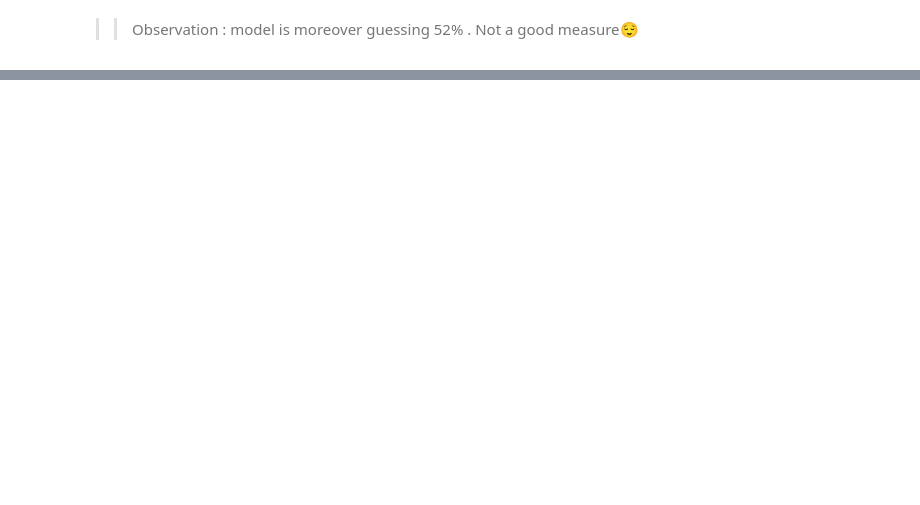
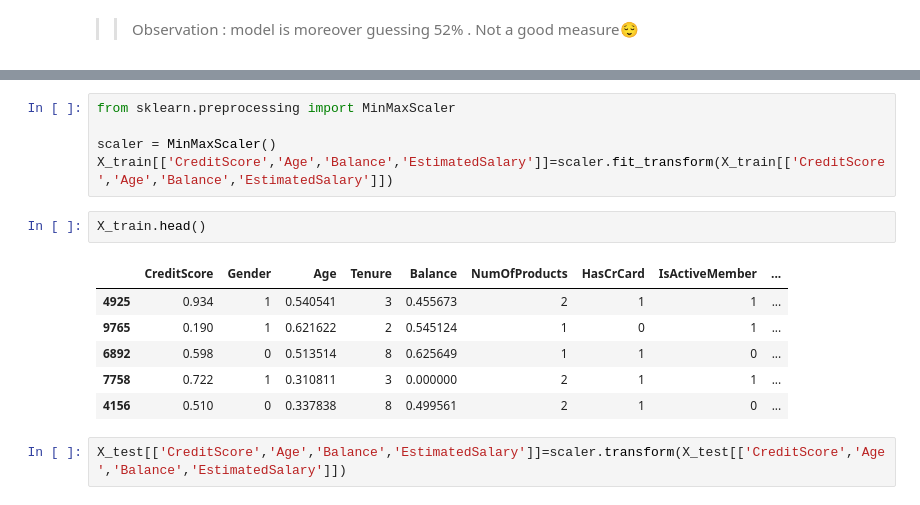
Before and after one commit to PrabaKDataScience/DS_Projects, a Jupyter notebook: 03_customer_churn/customer_churn.ipynb, the cells around one changed output, grey strips where cells are left out. Cells and saved outputs as stored; diff of their text form; blank space fills up the shorter version.

```diff
--- a/03_customer_churn/customer_churn.ipynb
+++ b/03_customer_churn/customer_churn.ipynb
@@ -300,0 +314,16 @@ weighted avg       0.81      0.81      0.81      2000
+# %%
+from sklearn.preprocessing import MinMaxScaler
+
+scaler = MinMaxScaler()
+X_train[['CreditScore','Age','Balance','EstimatedSalary']]=scaler.fit_transform(X_train[['CreditScore','Age','Balance','EstimatedSalary']])
+# %%
+X_train.head()
+# %% [output]
+|  | CreditScore | Gender | Age | Tenure | Balance | NumOfProducts | HasCrCard | IsActiveMember | ... |
+| 4925 | 0.934 | 1 | 0.540541 | 3 | 0.455673 | 2 | 1 | 1 | ... |
+| 9765 | 0.190 | 1 | 0.621622 | 2 | 0.545124 | 1 | 0 | 1 | ... |
+| 6892 | 0.598 | 0 | 0.513514 | 8 | 0.625649 | 1 | 1 | 0 | ... |
+| 7758 | 0.722 | 1 | 0.310811 | 3 | 0.000000 | 2 | 1 | 1 | ... |
+| 4156 | 0.510 | 0 | 0.337838 | 8 | 0.499561 | 2 | 1 | 0 | ... |
+# %%
+X_test[['CreditScore','Age','Balance','EstimatedSalary']]=scaler.transform(X_test[['CreditScore','Age','Balance','EstimatedSalary']])
```
Also changed, not shown: parts of 9 cells of this notebook.
